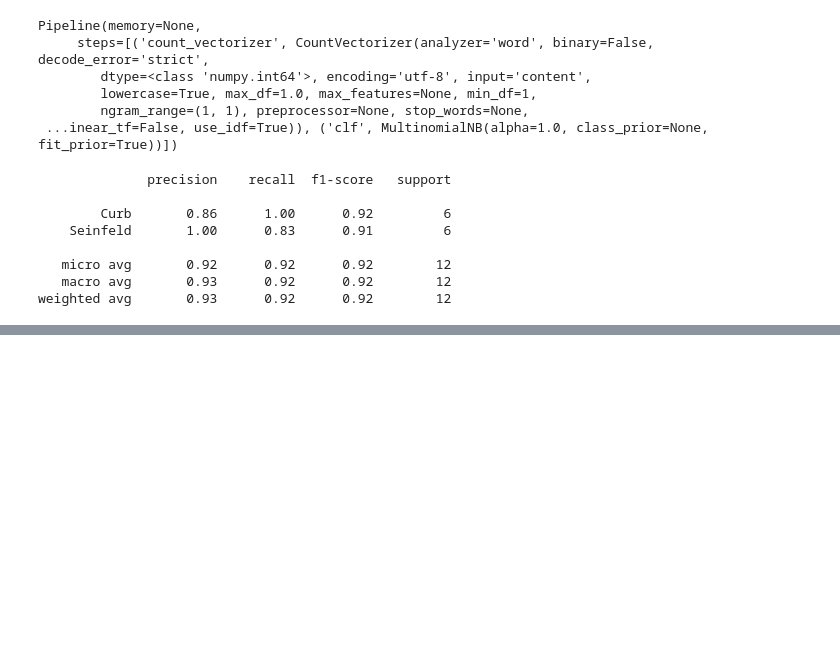
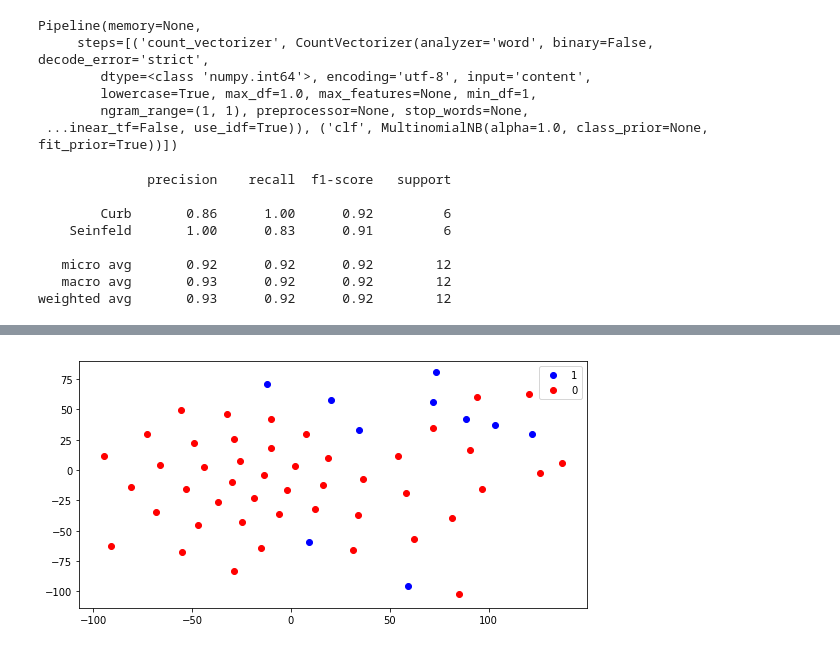
Before and after one commit to amitrani6/nlp-overview, a Jupyter notebook: word_vectorization.ipynb, the cells around one changed output, grey strips where cells are left out. Saved outputs shown, nothing was run; the diff lists cells and outputs as text; code cells hidden in the pictures; blank space fills up the shorter version.

```diff
--- a/word_vectorization.ipynb
+++ b/word_vectorization.ipynb
@@ -307,0 +377,25 @@ weighted avg       0.93      0.92      0.92        12
+# %%
+tf_idf_vals_list = []
+
+for i in X:
+    tf_idf_vals_list.append(list(np.squeeze(np.asarray(i))))
+# %%
+t_sne_object_2d = TSNE(n_components=2)
+transformed_data_2d = t_sne_object_2d.fit_transform(tf_idf_vals_list)
+# %%
+seinfeld_2d = transformed_data_2d[:10]
+k2_x = [i[0] for i in seinfeld_2d]
+k2_y = [i[1] for i in seinfeld_2d]
+
+curb_2d = transformed_data_2d[10:]
+g2_x = [i[0] for i in curb_2d]
+g2_y = [i[1] for i in curb_2d]
+
+fig = plt.figure(figsize=(20,10))
+ax = fig.add_subplot(222)
+ax.scatter(k2_x, k2_y, c='b', label=1)
+ax.scatter(g2_x, g2_y, c='red', label=0)
+ax.legend()
+plt.show()
+# %% [output]
+[figure, added]
```
Also changed, not shown: parts of 14 cells of this notebook.
